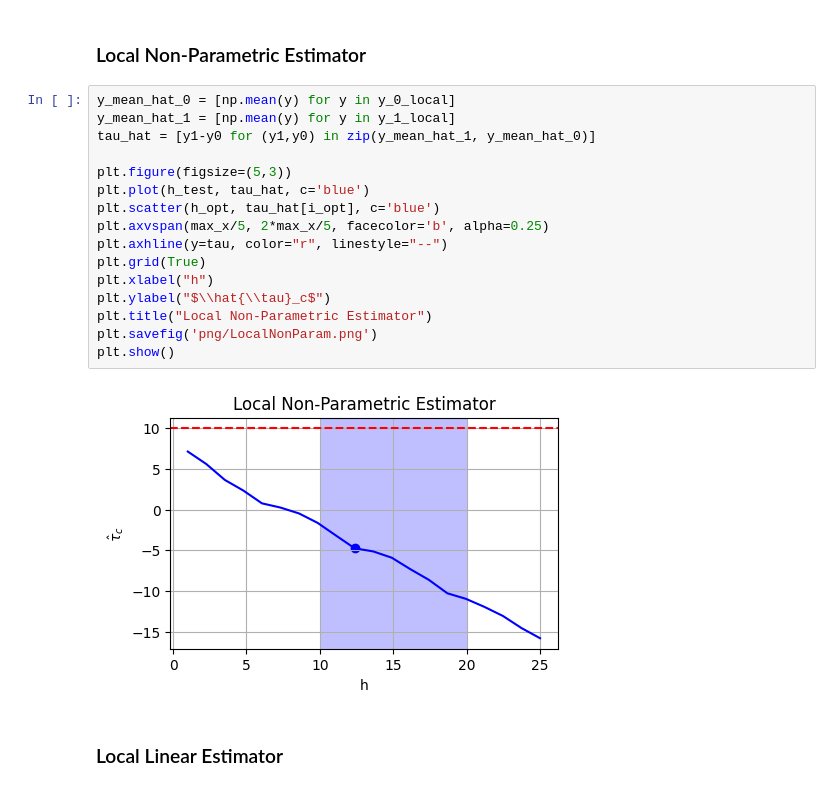
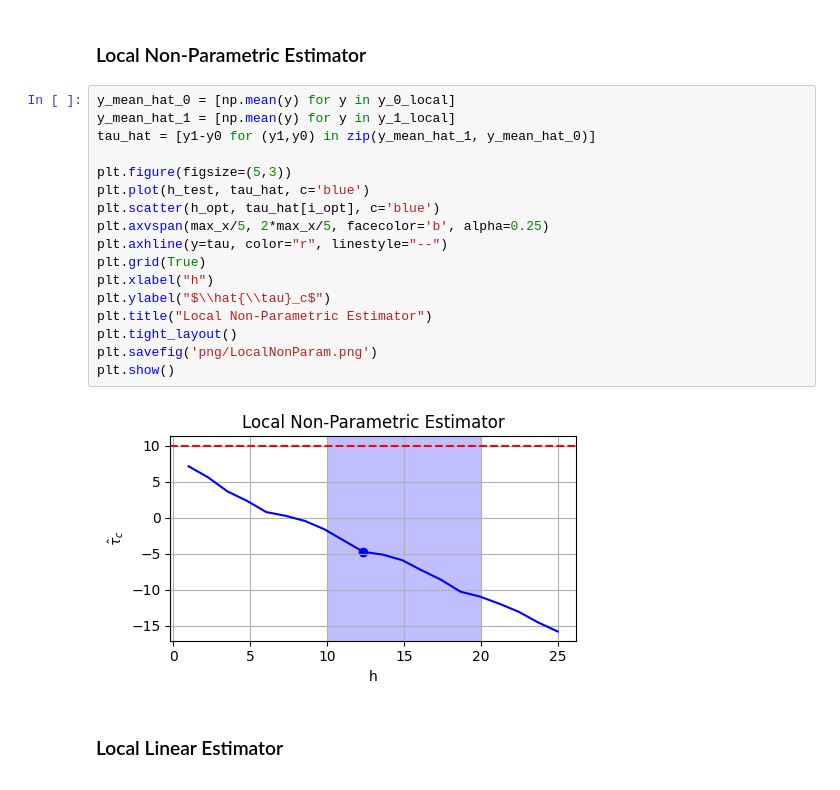
Before and after one commit to TiagoCAAmorim/causal_inference, a Jupyter notebook: Seminario/RegressionDiscontinuity.ipynb, the cells around one changed output. Drawn from its saved outputs; the diff is of its cells as text.

```diff
--- a/Seminario/RegressionDiscontinuity.ipynb
+++ b/Seminario/RegressionDiscontinuity.ipynb
@@ -115,21 +119,22 @@ plt.show()
 # %%
 y_mean_hat_0 = [np.mean(y) for y in y_0_local]
 y_mean_hat_1 = [np.mean(y) for y in y_1_local]
 tau_hat = [y1-y0 for (y1,y0) in zip(y_mean_hat_1, y_mean_hat_0)]
 
 plt.figure(figsize=(5,3))
 plt.plot(h_test, tau_hat, c='blue')
 plt.scatter(h_opt, tau_hat[i_opt], c='blue')
 plt.axvspan(max_x/5, 2*max_x/5, facecolor='b', alpha=0.25)
 plt.axhline(y=tau, color="r", linestyle="--")
 plt.grid(True)
 plt.xlabel("h")
 plt.ylabel("$\\hat{\\tau}_c$")
 plt.title("Local Non-Parametric Estimator")
+plt.tight_layout()
 plt.savefig('png/LocalNonParam.png')
 plt.show()
 # %% [output]
-[figure, old version]
+[figure, new version]
 # %% [markdown]
 ### Local Linear Estimator
 # %%
```
Also changed, not shown: parts of 10 cells of this notebook, 9 other files.
